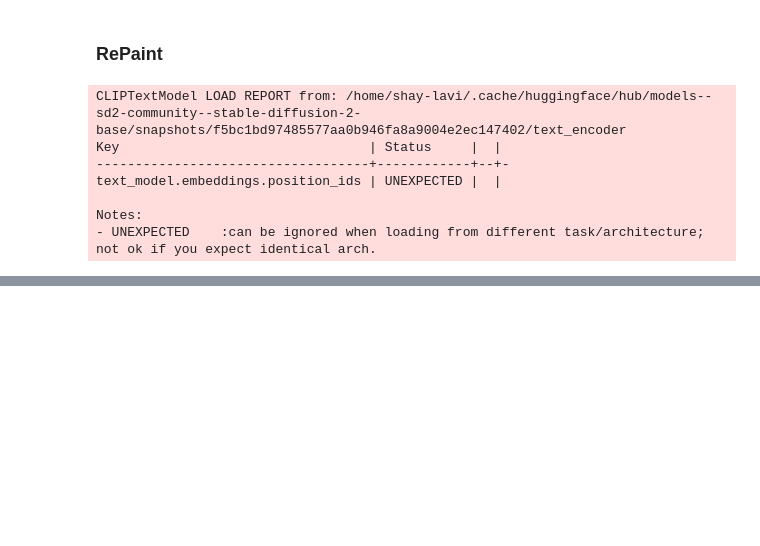
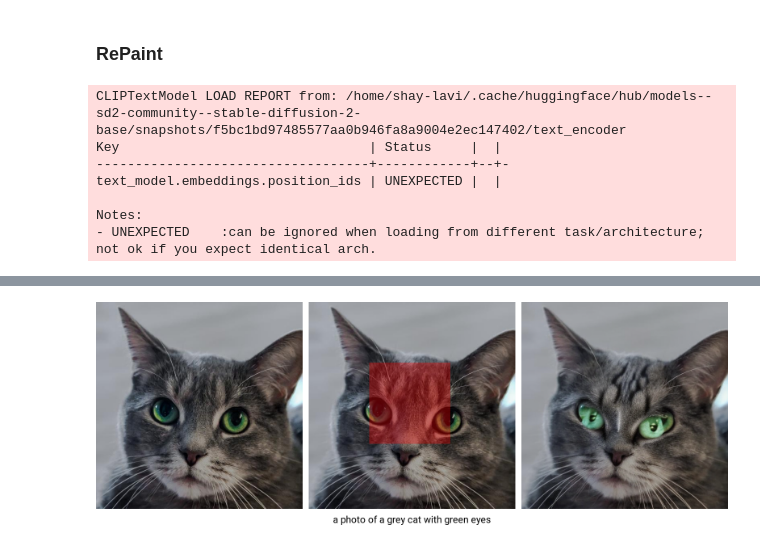
Before and after one commit to Shayshoon/diffusion-inpainting, a Jupyter notebook: experiments.ipynb, the cells around one changed output, grey strips where cells are left out. Cells and saved outputs as stored; diff of their text form; code cells hidden in the pictures; blank space fills up the shorter version.

```diff
--- a/experiments.ipynb
+++ b/experiments.ipynb
@@ -118,23 +108,0 @@ def make_callback(pipeline, display_every_n_steps=1):
-# %%
-# 5. Run the Pipeline
-prompt = "a photo of a grey cat with red eyes"
-
-# --- Setup display ---
-fig, axes = plt.subplots(1, 1, figsize=(5, 5))
-plt.ion()  # interactive mode on
-
-# RePaint parameters (T=250, U=10 is standard for the paper)
-output = pipe(
-    prompt=prompt,
-    num_inference_steps=50,
-    image=init_image,
-    mask=mask,
-    guidance_scale=7.5,
-    callback=make_callback(pipe, display_every_n_steps=1),  # decode every 5 steps
-    callback_steps=1,   # call the callback at every step (filtering happens inside)
-)
-
-plt.ioff()
-# 6. Save and Show
-final_image = output.images[0]
-final_image.show()
@@ -144,0 +109,10 @@ Step 49 | timestep 1
+# %%
+final_strip = create_comparison_canvas(
+    image,
+    mask, result,text_label=prompt, alpha=0.35
+)
+
+final_strip.show()
+final_strip.convert('RGB').save("results/cat.jpg")
+# %% [output]
+[figure, added]
```
Also changed, not shown: parts of 5 cells of this notebook, 13 other files.
